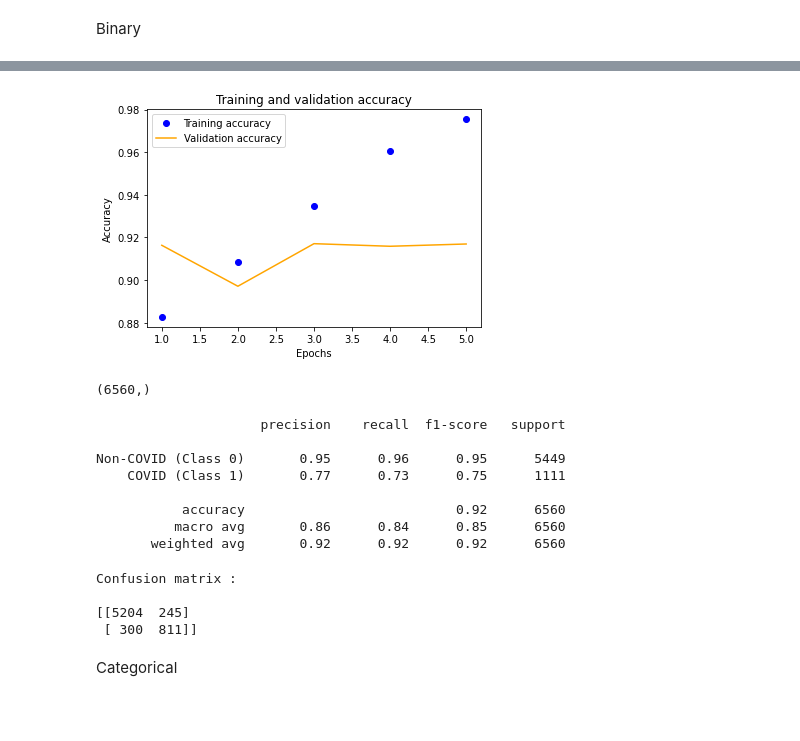
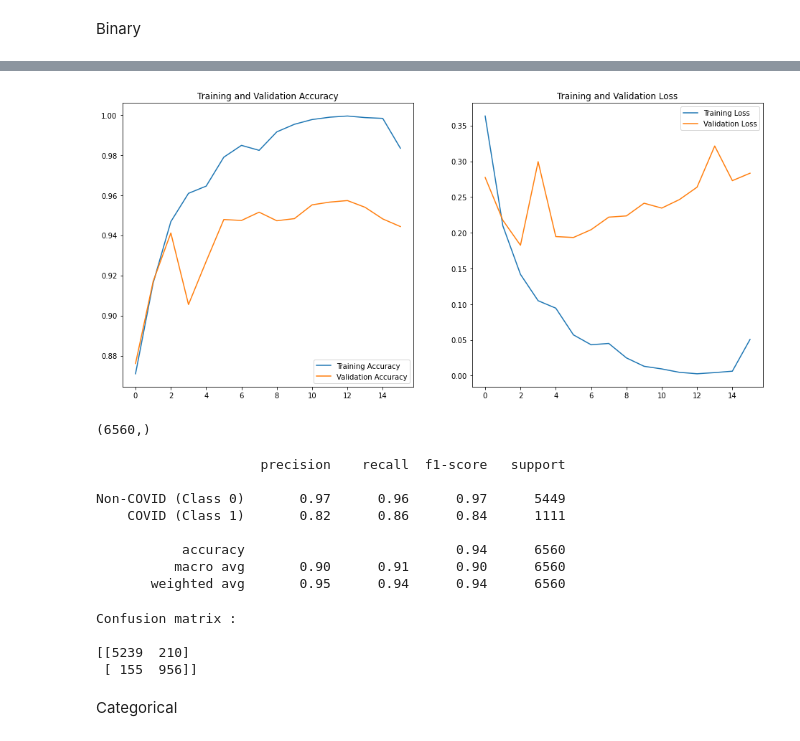
Before and after one commit to AnnaDzuganova/BP-classification, a Jupyter notebook: BP.ipynb, the cells around one changed output, grey strips where cells are left out. Drawn from its saved outputs; the diff is of its cells as text; code cells hidden in the pictures; blank space fills up the shorter version.

```diff
--- a/BP.ipynb
+++ b/BP.ipynb
@@ -125,5 +124,5 @@ model.compile(optimizer='Adam', loss='binary_crossentropy', metrics=['accuracy']
 #checkpoint = ModelCheckpoint('model.h5', monitor='val_loss', save_best_only=True, verbose=1)
 checkpoint = ModelCheckpoint('model.h5', monitor='val_loss', save_best_only=True, verbose=1, mode='min')
 # %%
-history = model.fit(xBin_train, yBin_train, epochs=5, validation_data=(xBin_test, yBin_test),callbacks=[checkpoint])
+history = model.fit(xBin_train, yBin_train,epochs=16, batch_size = 64, validation_data=(xBin_test, yBin_test))#,callbacks=[checkpoint])
 # %% [output]
@@ -145,18 +146,26 @@ Epoch 00005: val_loss did not improve from 0.22308
-# %%
-acc = history.history['accuracy']
-val_acc = history.history['val_accuracy']
-
-epochs = range(1, len(acc) + 1)
-
-plt.plot(epochs, acc, 'bo', label='Training accuracy')
-plt.plot(epochs, val_acc, 'orange', label='Validation accuracy')
-plt.title('Training and validation accuracy')
-plt.xlabel('Epochs')
-plt.ylabel('Accuracy')
-plt.legend()
-plt.show()
-# %% [output]
-[figure, removed]
+# %%
+acc = history.history['accuracy']
+val_acc = history.history['val_accuracy']
+loss = history.history['loss']
+val_loss = history.history['val_loss']
+
+epochs_range = range(16)
+
+plt.figure(figsize=(16, 16))
+plt.subplot(2, 2, 1)
+plt.plot(epochs_range, acc, label='Training Accuracy')
+plt.plot(epochs_range, val_acc, label='Validation Accuracy')
+plt.legend(loc='lower right')
+plt.title('Training and Validation Accuracy')
+
+plt.subplot(2, 2, 2)
+plt.plot(epochs_range, loss, label='Training Loss')
+plt.plot(epochs_range, val_loss, label='Validation Loss')
+plt.legend(loc='upper right')
+plt.title('Training and Validation Loss')
+plt.show()
+# %% [output]
+[figure, added]
 # %%
 from sklearn.metrics import classification_report,confusion_matrix
 
@@ -174,20 +183,20 @@ print(classification_report(yBin_test, pred, target_names = ['Non-COVID (Class 0
 # %% [output]
                      precision    recall  f1-score   support
 
-Non-COVID (Class 0)       0.95      0.96      0.95      5449
-    COVID (Class 1)       0.77      0.73      0.75      1111
+Non-COVID (Class 0)       0.97      0.96      0.97      5449
+    COVID (Class 1)       0.82      0.86      0.84      1111
 
-           accuracy                           0.92      6560
-          macro avg       0.86      0.84      0.85      6560
-       weighted avg       0.92      0.92      0.92      6560
+           accuracy                           0.94      6560
+          macro avg       0.90      0.91      0.90      6560
+       weighted avg       0.95      0.94      0.94      6560
 # %%
 print('Confusion matrix : \n')
 print(confusion_matrix(yBin_test, pred)) #(actual, predicted)
 # %% [output]
 Confusion matrix :
 
-[[5204  245]
- [ 300  811]]
+[[5239  210]
+ [ 155  956]]
 # %% [markdown]
 Categorical
 # %%
```
Also changed, not shown: parts of 3 cells of this notebook.
